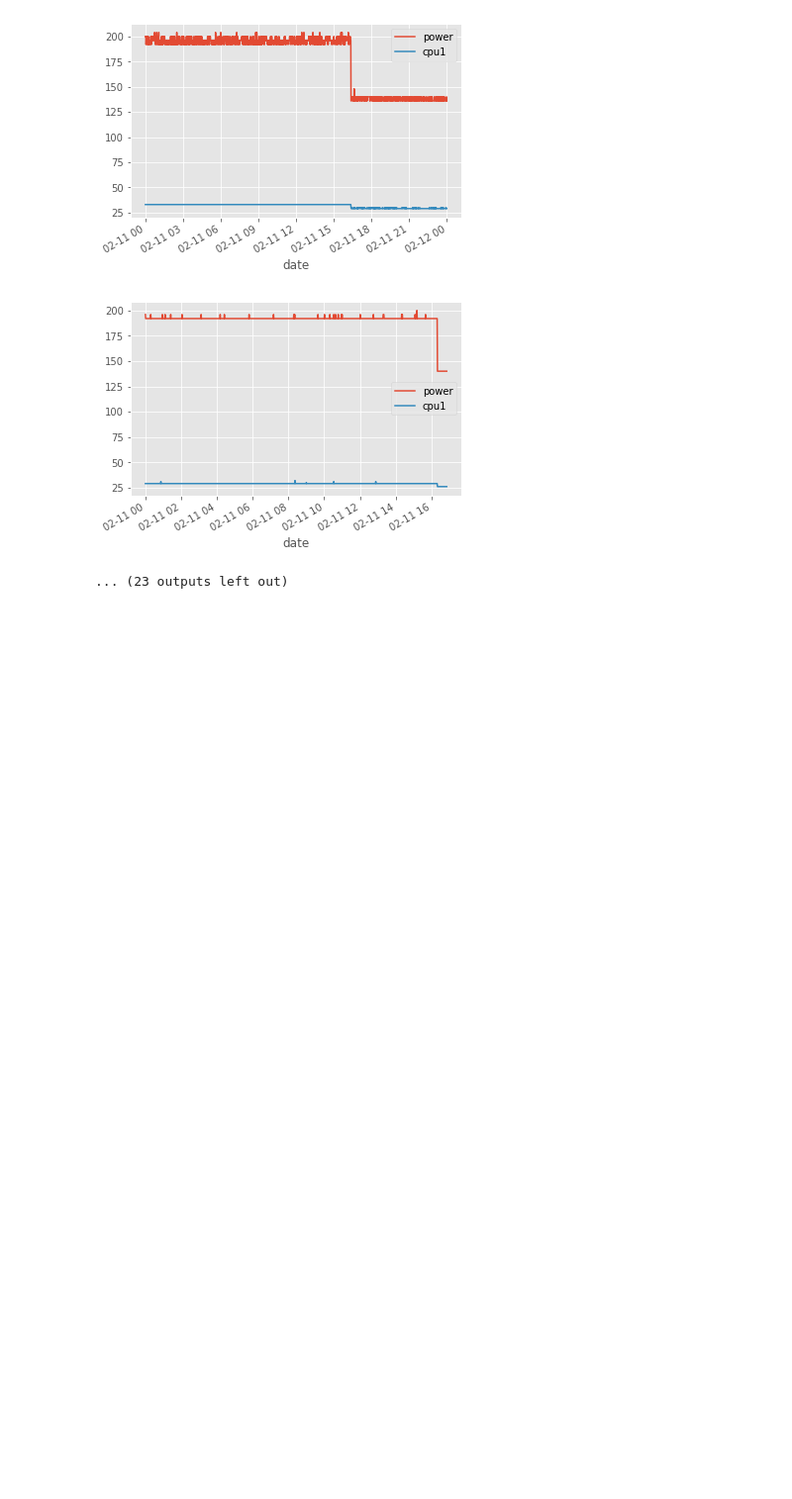
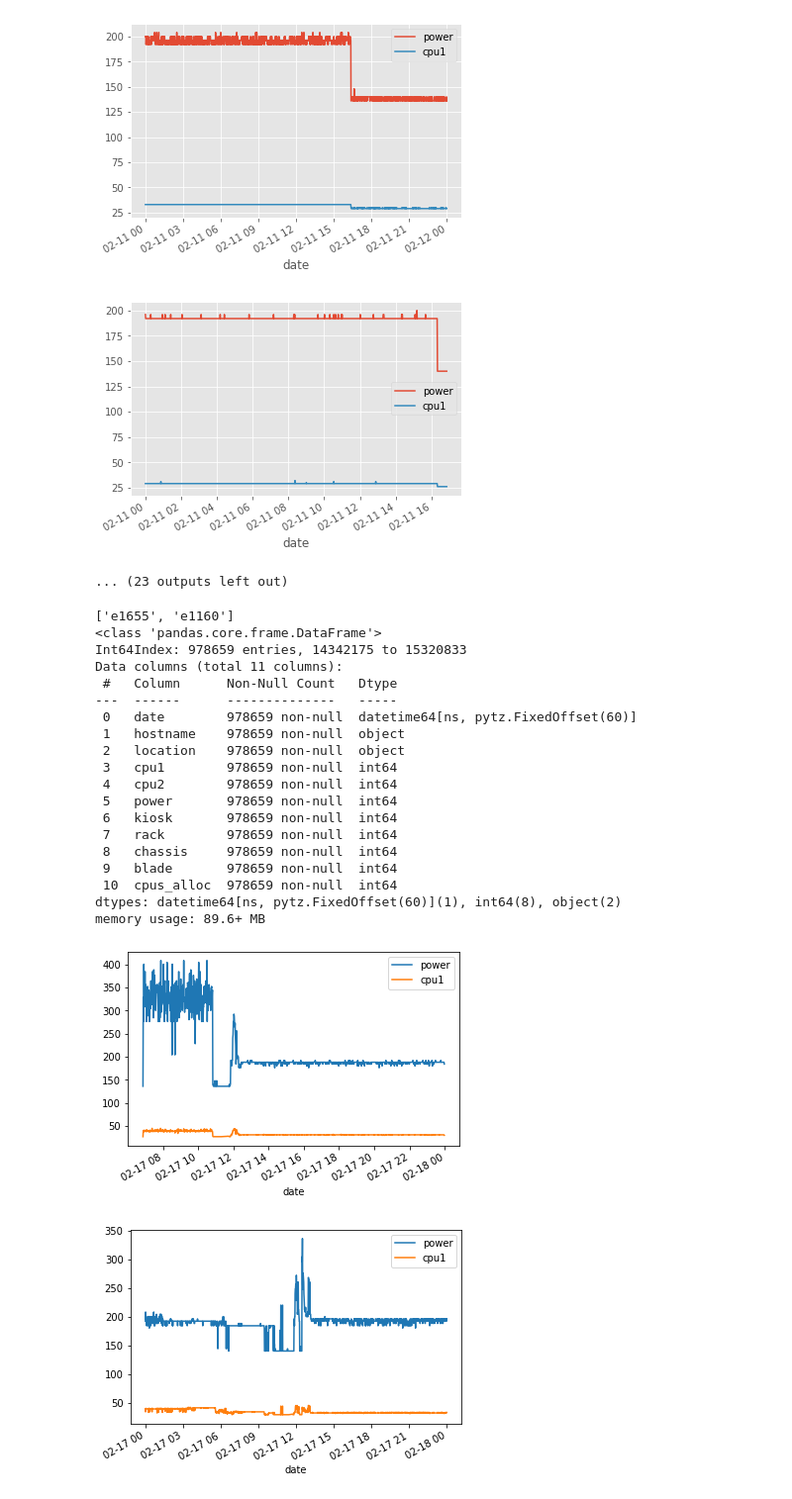
Before and after one commit to admire-eurohpc/AnomalyDetection, a Jupyter notebook: notebooks/temp_data_exploration.ipynb, the cells around one changed output. Shown: that part at 99% size. Drawn from its saved outputs; the diff is of its cells as text; code cells hidden in the pictures; blank space fills up the shorter version.

Commit message:
17-02 power analysis added

```diff
--- a/notebooks/temp_data_exploration.ipynb
+++ b/notebooks/temp_data_exploration.ipynb
@@ -43,3 +43,5 @@ df.to_parquet('1-22.02.2023_tempdata.parquet')
+# %%
+df = pd.read_parquet('../data/1-22.02.2023_tempdata.parquet')
 # %%
 df.head()
 # %% [output]
@@ -153,7 +152,7 @@ for elem in df_nocpu['date'].dt.date.unique():
     df_date = df_nocpu[df_nocpu['date'].dt.date == elem]
     df_power = df_date[df_date['power'] > 180]
     print(elem, len(df_power['power']), len(df_power['hostname'].unique()))
-    if len(df_power['power'])>30000:
+    if elem == datetime.date(2023, 2, 17):
         hostname_list = df_power['hostname'].unique()
         for elem in hostname_list:
             print(elem, len(df_power[df_power['hostname'] == elem]))
@@ -219,3 +219,33 @@ memory usage: 72.9+ MB
 [figure]
 [figure]
 ... (23 outputs left out)
+# %%
+#17-2-2023
+print(susp_nodes)
+df_host_eda = df[df['date'].dt.date == datetime.date(2023, 2, 17)]
+df_host_eda.info()
+for elem in susp_nodes:
+    df_temp = df_host_eda[df_host_eda['hostname'] == elem]
+    df_temp.plot(x='date', y=['power', 'cpu1']) #plot of power value across whole day
+# %% [output]
+['e1655', 'e1160']
+<class 'pandas.core.frame.DataFrame'>
+Int64Index: 978659 entries, 14342175 to 15320833
+Data columns (total 11 columns):
+ #   Column      Non-Null Count   Dtype
+---  ------      --------------   -----
+ 0   date        978659 non-null  datetime64[ns, pytz.FixedOffset(60)]
+ 1   hostname    978659 non-null  object
+ 2   location    978659 non-null  object
+ 3   cpu1        978659 non-null  int64
+ 4   cpu2        978659 non-null  int64
+ 5   power       978659 non-null  int64
+ 6   kiosk       978659 non-null  int64
+ 7   rack        978659 non-null  int64
+ 8   chassis     978659 non-null  int64
+ 9   blade       978659 non-null  int64
+ 10  cpus_alloc  978659 non-null  int64
+dtypes: datetime64[ns, pytz.FixedOffset(60)](1), int64(8), object(2)
+memory usage: 89.6+ MB
+[figure, added]
+[figure, added]
```
Also changed, not shown: parts of 5 cells of this notebook.
